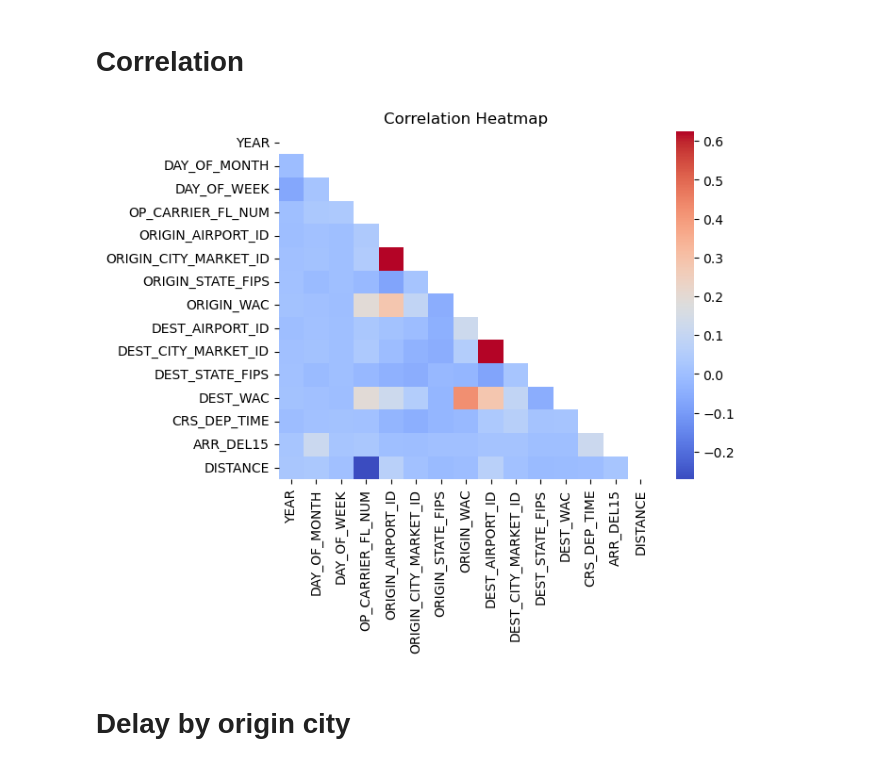
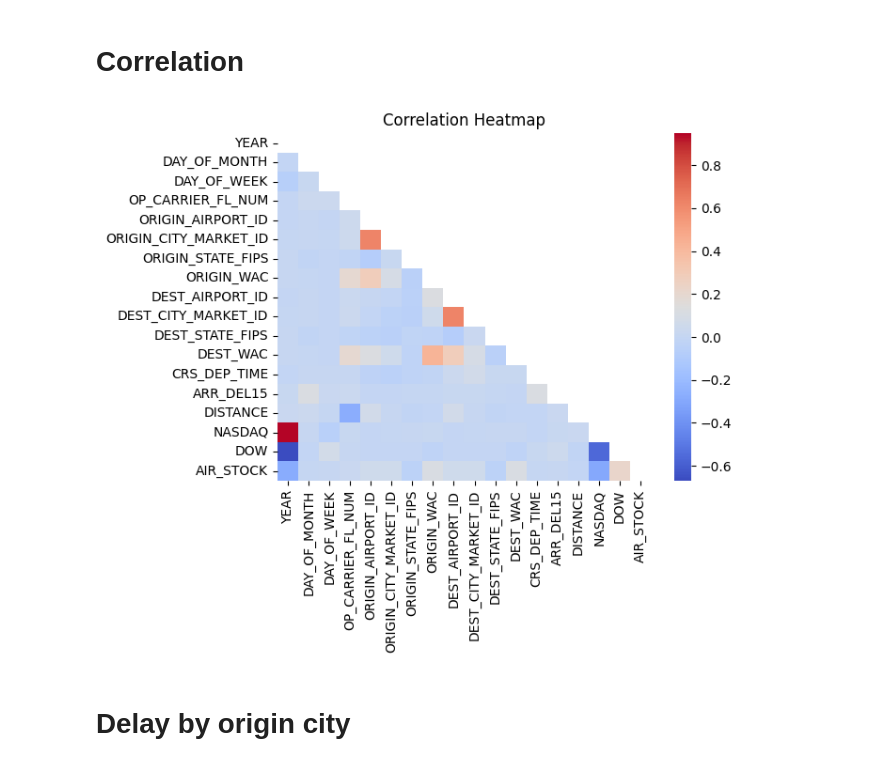
Before and after one commit to zqz979/Flight-Delay-Prediction, a Jupyter notebook: plots.ipynb, the cells around one changed output. Saved outputs shown, nothing was run; the diff lists cells and outputs as text; code cells hidden in the pictures.

Commit message:
new plots for stocks

```diff
--- a/plots.ipynb
+++ b/plots.ipynb
@@ -149,26 +149,30 @@ plt.show()
 # %%
 import seaborn as sns
 import numpy as np
+from utils import load_data
+import matplotlib.pyplot as plt
+
+df2=load_data(separate=False)
 
 # Select the numerical columns in the DataFrame
-num_cols = df.select_dtypes(include=['float64', 'int64'])
+num_cols = df2.select_dtypes(include=['float64', 'int64'])
 
 # Create a correlation matrix
 corr = num_cols.corr()
 
 # Create a mask to plot only the upper triangle of the heatmap
 mask = np.triu(np.ones_like(corr, dtype=bool))
 
 # Create the heatmap
 sns.heatmap(corr, mask=mask, cmap='coolwarm')
 
 # Set the title of the plot
 plt.title('Correlation Heatmap')
 
 # Show the plot
 plt.show()
 # %% [output]
-[figure, old version]
+[figure, new version]
 # %% [markdown]
 # Delay by origin city
 # %%
```
Also changed, not shown: parts of 3 cells of this notebook.
